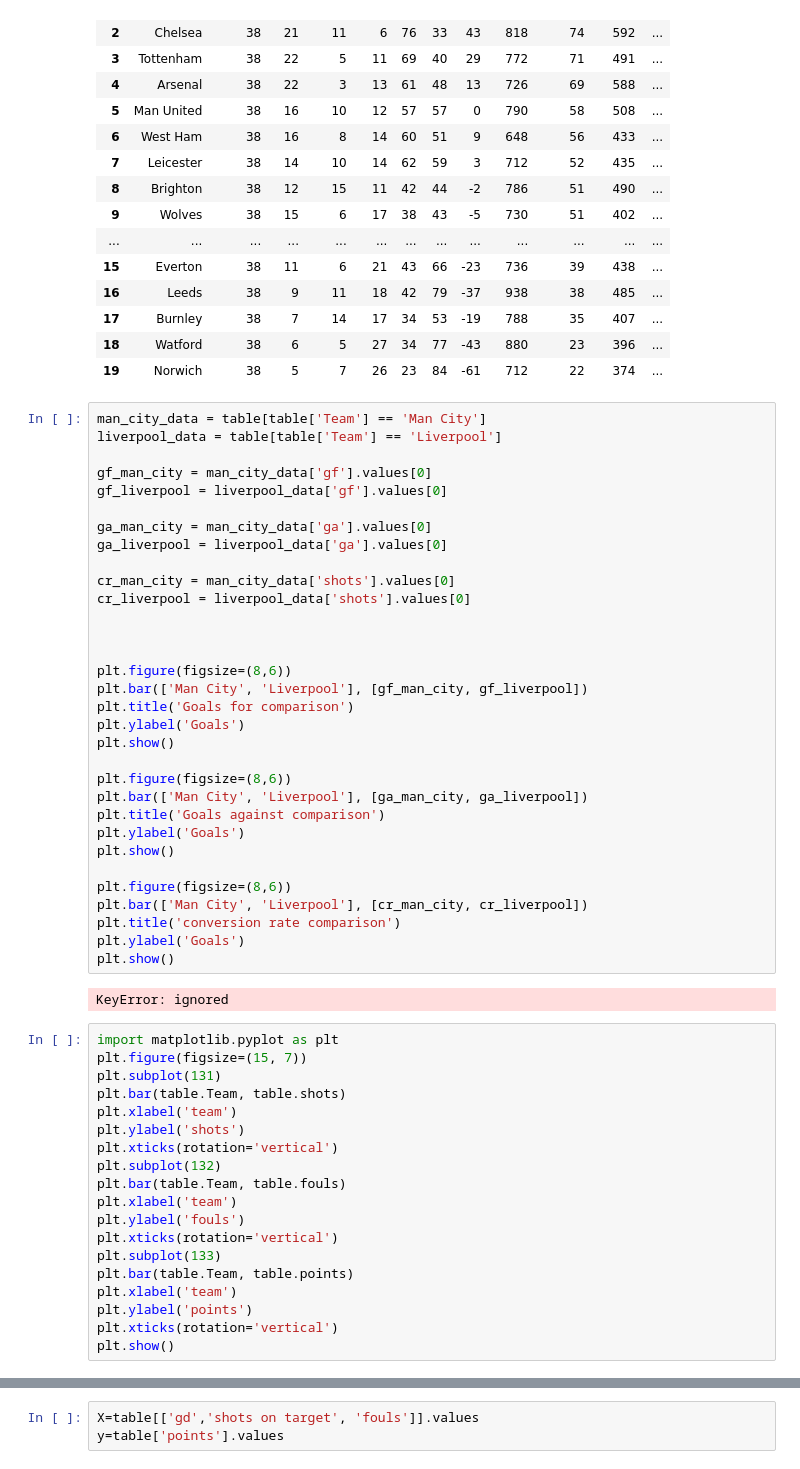
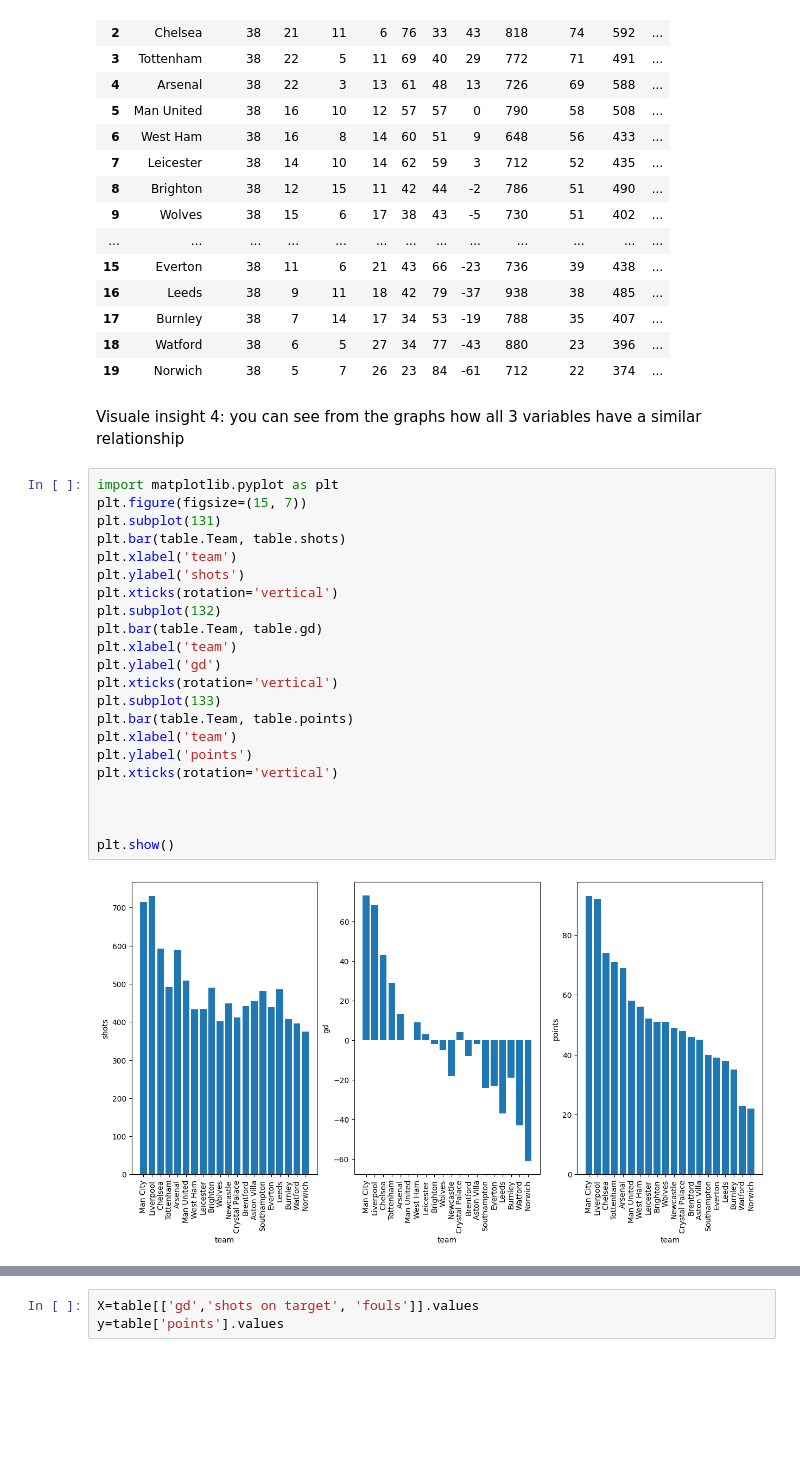
Before and after one commit to Jamesf50/UCDPA_JamesMcCaghey, a Jupyter notebook: prem_league_21_22.ipynb, the cells around one changed output, grey strips where cells are left out. Saved outputs shown, nothing was run; the diff lists cells and outputs as text; blank space fills up the shorter version.

```diff
--- a/prem_league_21_22.ipynb
+++ b/prem_league_21_22.ipynb
@@ -598,58 +610,31 @@ table
 | 17 | Burnley | 38 | 7 | 14 | 17 | 34 | 53 | -19 | 788 | 35 | 407 | ... |
 | 18 | Watford | 38 | 6 | 5 | 27 | 34 | 77 | -43 | 880 | 23 | 396 | ... |
 | 19 | Norwich | 38 | 5 | 7 | 26 | 23 | 84 | -61 | 712 | 22 | 374 | ... |
-# %%
-man_city_data = table[table['Team'] == 'Man City']
-liverpool_data = table[table['Team'] == 'Liverpool']
-
-gf_man_city = man_city_data['gf'].values[0]
-gf_liverpool = liverpool_data['gf'].values[0]
-
-ga_man_city = man_city_data['ga'].values[0]
-ga_liverpool = liverpool_data['ga'].values[0]
-
-cr_man_city = man_city_data['shots'].values[0]
-cr_liverpool = liverpool_data['shots'].values[0]
-
-
-
-plt.figure(figsize=(8,6))
-plt.bar(['Man City', 'Liverpool'], [gf_man_city, gf_liverpool])
-plt.title('Goals for comparison')
-plt.ylabel('Goals')
-plt.show()
-
-plt.figure(figsize=(8,6))
-plt.bar(['Man City', 'Liverpool'], [ga_man_city, ga_liverpool])
-plt.title('Goals against comparison')
-plt.ylabel('Goals')
-plt.show()
-
-plt.figure(figsize=(8,6))
-plt.bar(['Man City', 'Liverpool'], [cr_man_city, cr_liverpool])
-plt.title('conversion rate comparison')
-plt.ylabel('Goals')
-plt.show()
-# %% [output]
-KeyError: ignored
+# %% [markdown]
+Visuale insight 4: you can see from the graphs how all 3 variables have a similar relationship
 # %%
 import matplotlib.pyplot as plt
 plt.figure(figsize=(15, 7))
 plt.subplot(131)
 plt.bar(table.Team, table.shots)
 plt.xlabel('team')
 plt.ylabel('shots')
 plt.xticks(rotation='vertical')
 plt.subplot(132)
-plt.bar(table.Team, table.fouls)
+plt.bar(table.Team, table.gd)
 plt.xlabel('team')
-plt.ylabel('fouls')
+plt.ylabel('gd')
 plt.xticks(rotation='vertical')
 plt.subplot(133)
 plt.bar(table.Team, table.points)
 plt.xlabel('team')
 plt.ylabel('points')
 plt.xticks(rotation='vertical')
+
+
+
 plt.show()
+# %% [output]
+[figure, added]
 # %%
 sns.pairplot(data=table, vars=['gd','shots on target'], hue = 'points')
```
Also changed, not shown: parts of 45 cells of this notebook.
